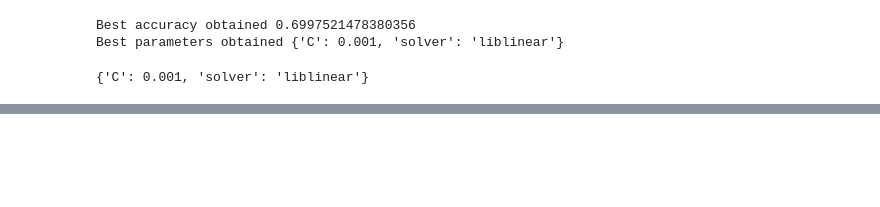
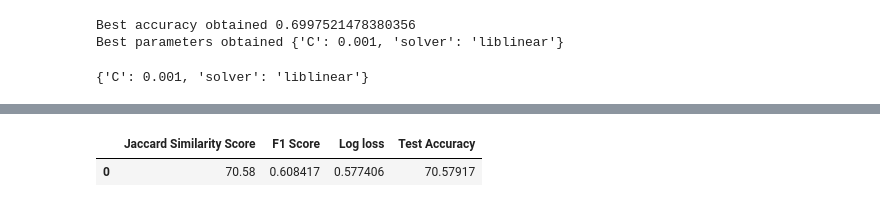
Before and after one commit to yashrakeshmishra/Coursera_Capstone, a Jupyter notebook: capstoneProject.ipynb, the cells around one changed output, grey strips where cells are left out. Saved outputs shown, nothing was run; the diff lists cells and outputs as text; code cells hidden in the pictures; blank space fills up the shorter version.

```diff
--- a/capstoneProject.ipynb
+++ b/capstoneProject.ipynb
@@ -164,3 +167,4 @@ lr = LogisticRegression(C=lr_best_params['C'], solver=lr_best_params['solver'])
 lr.fit(X_train,y_train)
 lr_predictions = lr.predict(X_test)
 lr_predictions_training = lr.predict_proba(X_train)
+acc = (accuracy_score(y_test, lr_predictions))*100
@@ -170,0 +190,12 @@ Test Accuracy:  70.5791704122255 %
+# %%
+table = pd.DataFrame({
+    'Jaccard Similarity Score': [round(jaccard_similarity_score(y_test,lr_predictions)*100,2)],
+    'F1 Score': [f1_score(y_test,lr_predictions,average='weighted',labels=np.unique(lr_predictions))],
+    'Log loss': [log_loss(y_train,lr_predictions_training)],
+    'Test Accuracy': [acc]})
+# %%
+table.reset_index(drop=True,inplace=True)
+table
+# %% [output]
+|  | Jaccard Similarity Score | F1 Score | Log loss | Test Accuracy |
+| 0 | 70.58 | 0.608417 | 0.577406 | 70.57917 |
```
Also changed, not shown: parts of 4 cells of this notebook.
